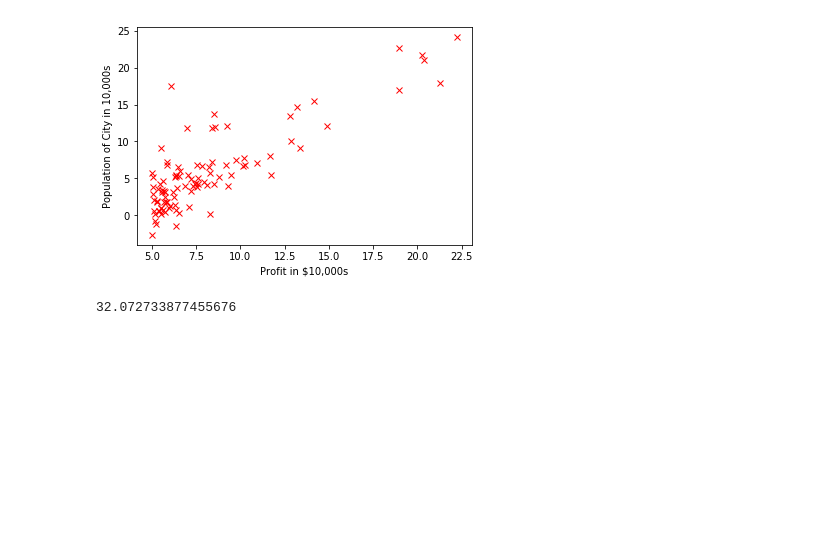
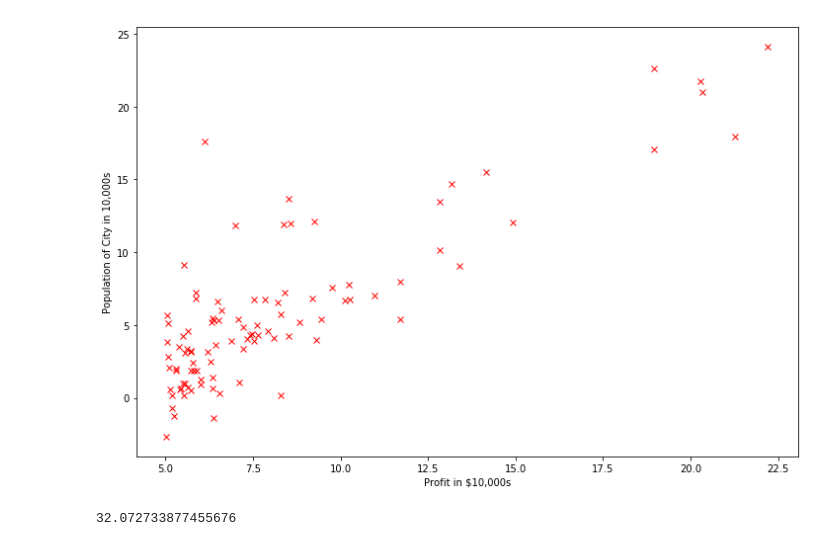
Before and after one commit to enricospataro/ml_coursera, a Jupyter notebook: ex1/ex1.ipynb, the cells around one changed output. Saved outputs shown, nothing was run; the diff lists cells and outputs as text; code cells hidden in the pictures; blank space fills up the shorter version.

Commit message:
added plot

```diff
--- a/ex1/ex1.ipynb
+++ b/ex1/ex1.ipynb
@@ -18,13 +18,15 @@ y = data.iloc[:, columns-1:columns]
 X = np.matrix(X.values)
 y = np.matrix(y.values)
 # %%
-plt.xlabel('Profit in $10,000s')
-plt.ylabel('Population of City in 10,000s')
-plt.plot(X[:,1], y, 'rx')
+fig, ax = plt.subplots(figsize=(12,8))
+
+ax.set_xlabel('Profit in $10,000s')
+ax.set_ylabel('Population of City in 10,000s')
+ax.plot(X[:,1], y, 'rx')
 
 plt.show()
 # %% [output]
-[figure, old version]
+[figure, new version]
 # %%
 def computeCost(X, theta, y):
     hypothesis = X * theta.T
```
Also changed, not shown: parts of 3 cells of this notebook, 4 other files.
